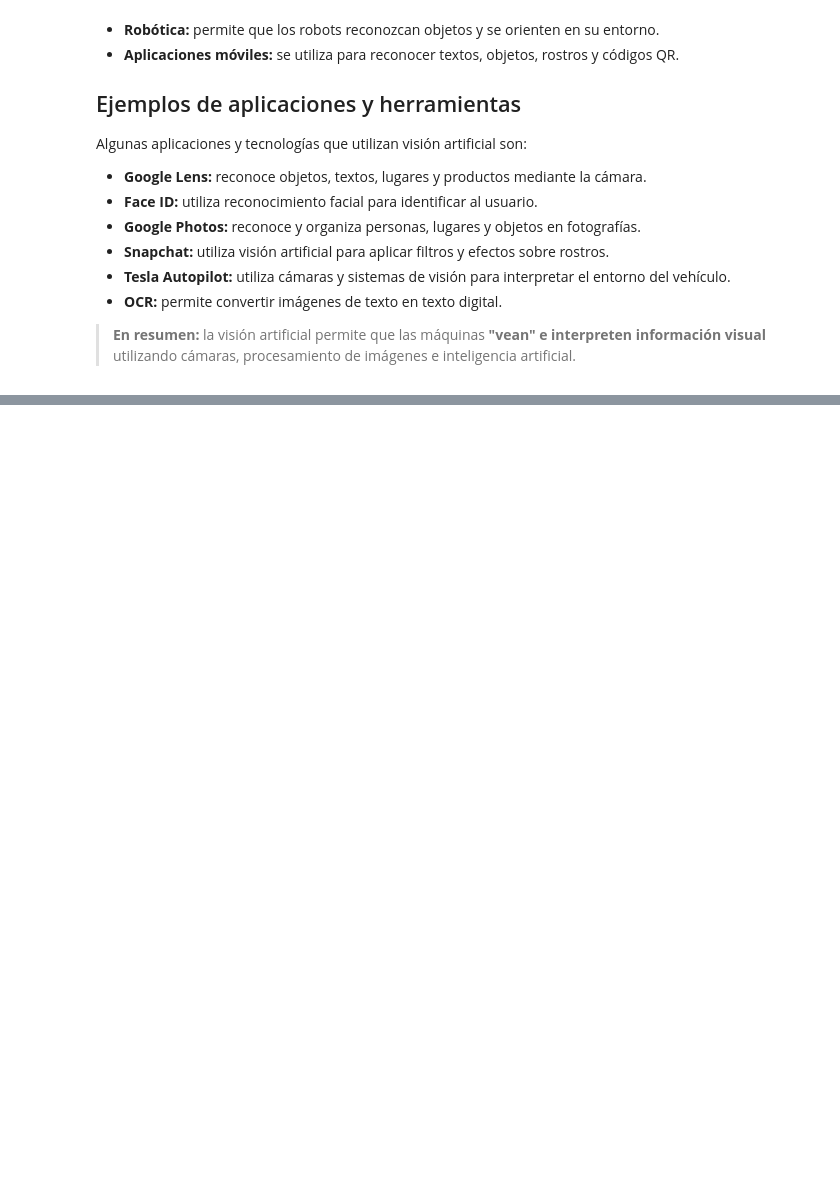
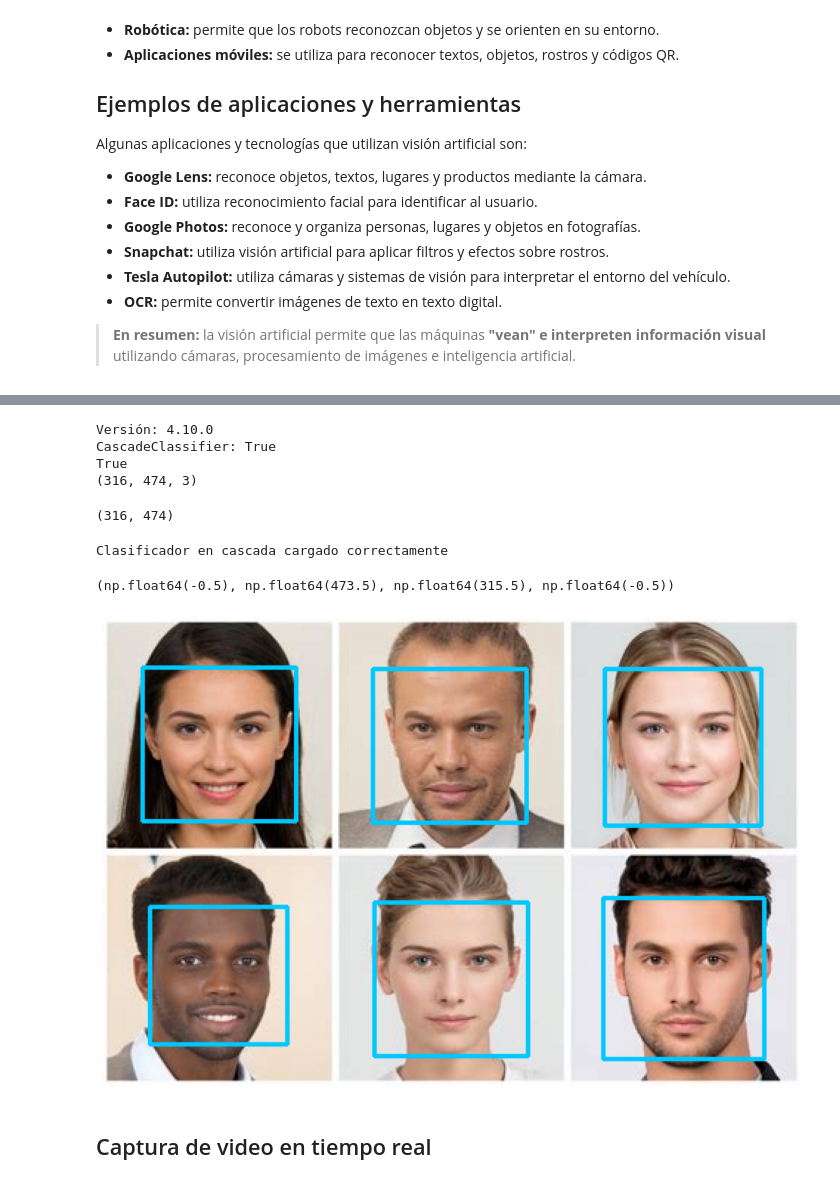
Before and after one commit to rudydayanapalacios-wq/Taller3_pyml, a Jupyter notebook: Model_ML/Visionartificial/index.ipynb, the cells around one changed output, grey strips where cells are left out. Saved outputs shown, nothing was run; the diff lists cells and outputs as text; code cells hidden in the pictures; blank space fills up the shorter version.

```diff
--- a/Model_ML/Visionartificial/index.ipynb
+++ b/Model_ML/Visionartificial/index.ipynb
@@ -42,0 +58,52 @@ Algunas aplicaciones y tecnologías que utilizan visión artificial son:
+# %%
+# 2. Importación de la librería
+
+import cv2
+import os
+
+print("Versión:", cv2.__version__)
+print("CascadeClassifier:", hasattr(cv2, "CascadeClassifier"))
+
+# 2.1 Comprobar que la imagen existe
+
+print(os.path.exists('rostros.jpe'))
+
+# 3. Cargar la imagen
+
+imgpath = 'rostros.jpe'
+
+# 4. Leer la imagen
+
+img = cv2.imread(imgpath)
+
+# 5. Mostrar las dimensiones
+
+print(img.shape)
+# %% [output]
+Versión: 4.10.0
+CascadeClassifier: True
+True
+(316, 474, 3)
+# %%
+# 6. Convertir la imagen a escala de grises
+
+gray_img = cv2.cvtColor(img, cv2.COLOR_BGR2GRAY)
+
+gray_img.shape
+# %% [output]
+(316, 474)
+# %%
+# 3. Cargar el clasificador
+
+cascade = "haarcascade_frontalface_default.xml"
+
+face_cascade = cv2.CascadeClassifier(cascade)
+
+# Verificar si el clasificador se cargó correctamente
+
+if face_cascade.empty():
+    print("Error: No se pudo cargar, verificar el XML")
+else:
+    print("Clasificador en cascada cargado correctamente")
+# %% [output]
+Clasificador en cascada cargado correctamente
@@ -42,0 +121,24 @@ Algunas aplicaciones y tecnologías que utilizan visión artificial son:
+# %%
+# 10.For para recorrer todas las caras y dibujar un rectangulo
+#sobre la imagen original(img)
+
+for (x, y, w, h) in face:
+    cv2.rectangle(img, (x,y),(x+w , y+h), (255, 200, 000), 2)
+
+# 11. Las imagenes e cragn en BGR , se debe concvetir a RGB
+img_rgb=cv2.cvtColor(img, cv2.COLOR_BGR2RGB)
+# %%
+# 12. Importar Matplotlib para mostrar la imagen
+
+import matplotlib.pyplot as plt
+
+plt.figure(figsize=(20, 10))
+
+plt.imshow(img_rgb)
+
+plt.axis('off')
+# %% [output]
+(np.float64(-0.5), np.float64(473.5), np.float64(315.5), np.float64(-0.5))
+[figure, added]
+# %% [markdown]
+## Captura de video en tiempo real
```
Also changed, not shown: parts of 5 cells of this notebook, 3 other files.
